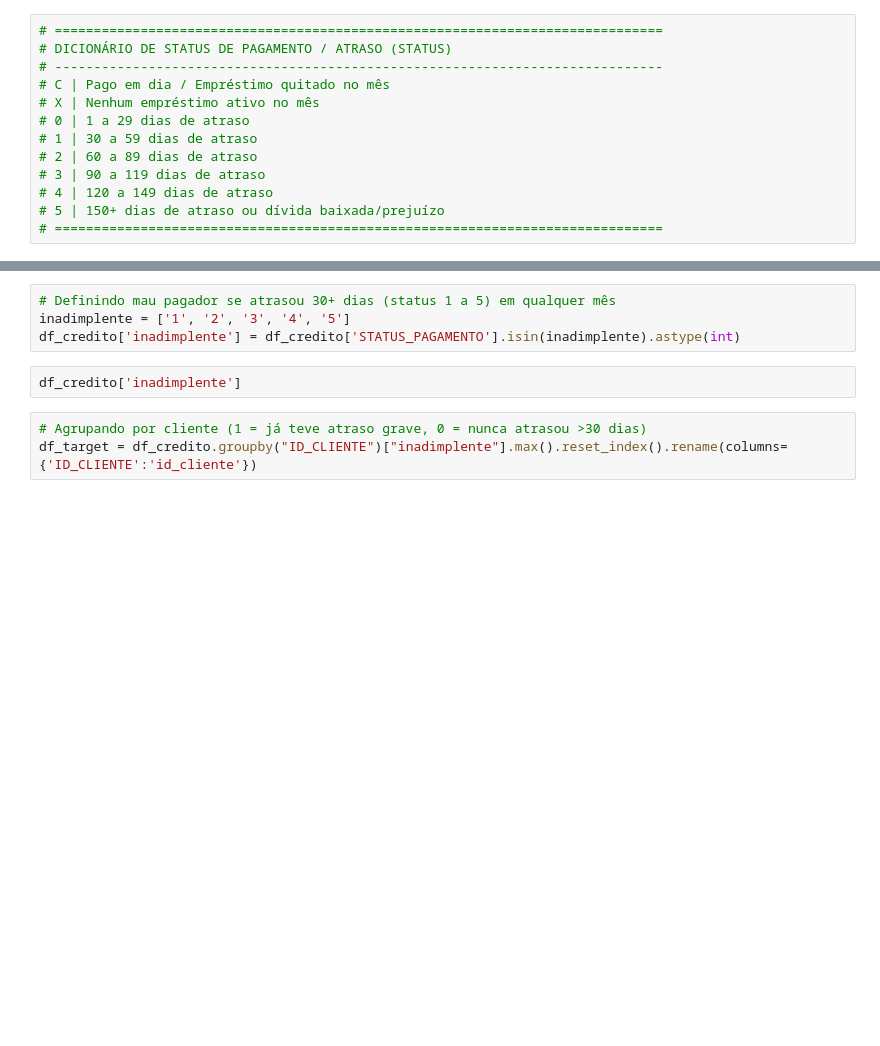
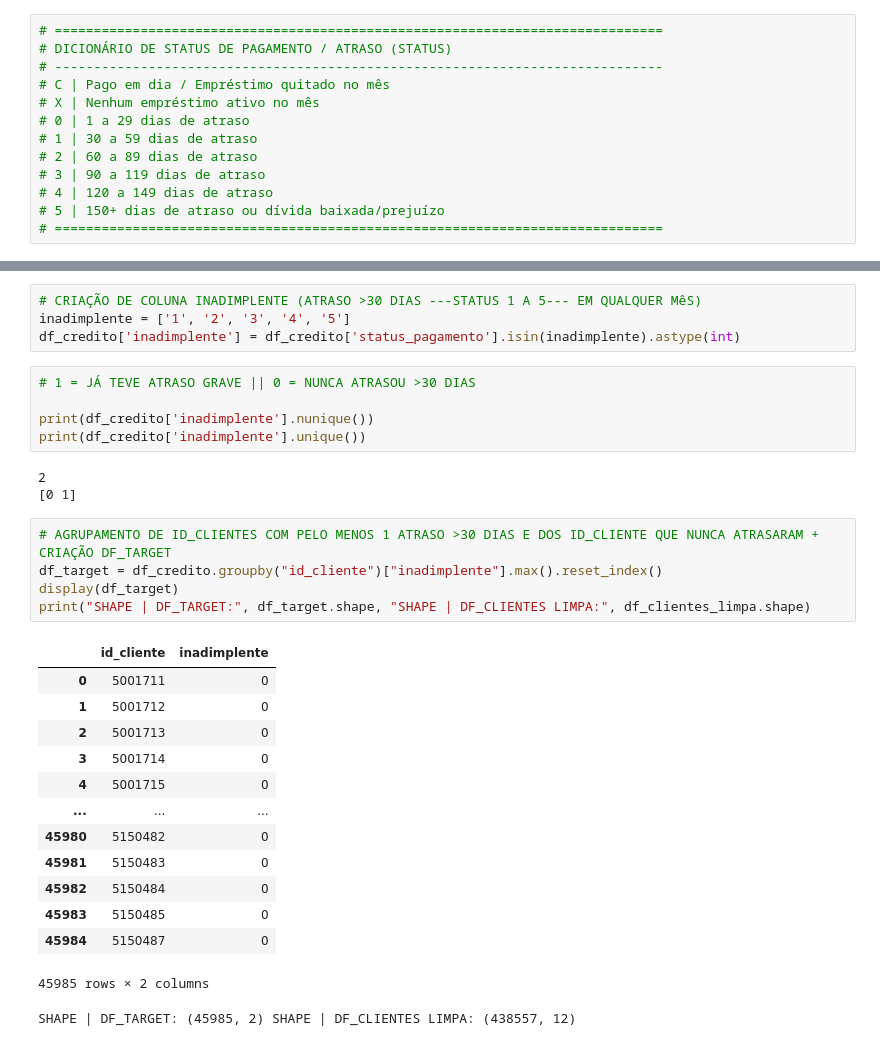
Before and after one commit to edu-roquette/projeto-eda, a Jupyter notebook: notebooks/analise.ipynb, the cells around one changed output, grey strips where cells are left out. Saved outputs shown, nothing was run; the diff lists cells and outputs as text; blank space fills up the shorter version.

```diff
--- a/notebooks/analise.ipynb
+++ b/notebooks/analise.ipynb
@@ -125,9 +393,32 @@ df_clientes_limpa = df_clientes[cols_selecionadas].copy()
 # %%
-# Definindo mau pagador se atrasou 30+ dias (status 1 a 5) em qualquer mês
+# CRIAÇÃO DE COLUNA INADIMPLENTE (ATRASO >30 DIAS ---STATUS 1 A 5--- EM QUALQUER MêS)
 inadimplente = ['1', '2', '3', '4', '5']
-df_credito['inadimplente'] = df_credito['STATUS_PAGAMENTO'].isin(inadimplente).astype(int)
+df_credito['inadimplente'] = df_credito['status_pagamento'].isin(inadimplente).astype(int)
 # %%
-df_credito['inadimplente']
+# 1 = JÁ TEVE ATRASO GRAVE || 0 = NUNCA ATRASOU >30 DIAS
+
+print(df_credito['inadimplente'].nunique())
+print(df_credito['inadimplente'].unique())
+# %% [output]
+2
+[0 1]
 # %%
-# Agrupando por cliente (1 = já teve atraso grave, 0 = nunca atrasou >30 dias)
-df_target = df_credito.groupby("ID_CLIENTE")["inadimplente"].max().reset_index().rename(columns={'ID_CLIENTE':'id_cliente'})
+# AGRUPAMENTO DE ID_CLIENTES COM PELO MENOS 1 ATRASO >30 DIAS E DOS ID_CLIENTE QUE NUNCA ATRASARAM + CRIAÇÃO DF_TARGET
+df_target = df_credito.groupby("id_cliente")["inadimplente"].max().reset_index()
+display(df_target)
+print("SHAPE | DF_TARGET:", df_target.shape, "SHAPE | DF_CLIENTES LIMPA:", df_clientes_limpa.shape)
+# %% [output]
+|  | id_cliente | inadimplente |
+| 0 | 5001711 | 0 |
+| 1 | 5001712 | 0 |
+| 2 | 5001713 | 0 |
+| 3 | 5001714 | 0 |
+| 4 | 5001715 | 0 |
+| ... | ... | ... |
+| 45980 | 5150482 | 0 |
+| 45981 | 5150483 | 0 |
+| 45982 | 5150484 | 0 |
+| 45983 | 5150485 | 0 |
+| 45984 | 5150487 | 0 |
+45985 rows × 2 columns
+SHAPE | DF_TARGET: (45985, 2) SHAPE | DF_CLIENTES LIMPA: (438557, 12)
```
Also changed, not shown: parts of 34 cells of this notebook.
